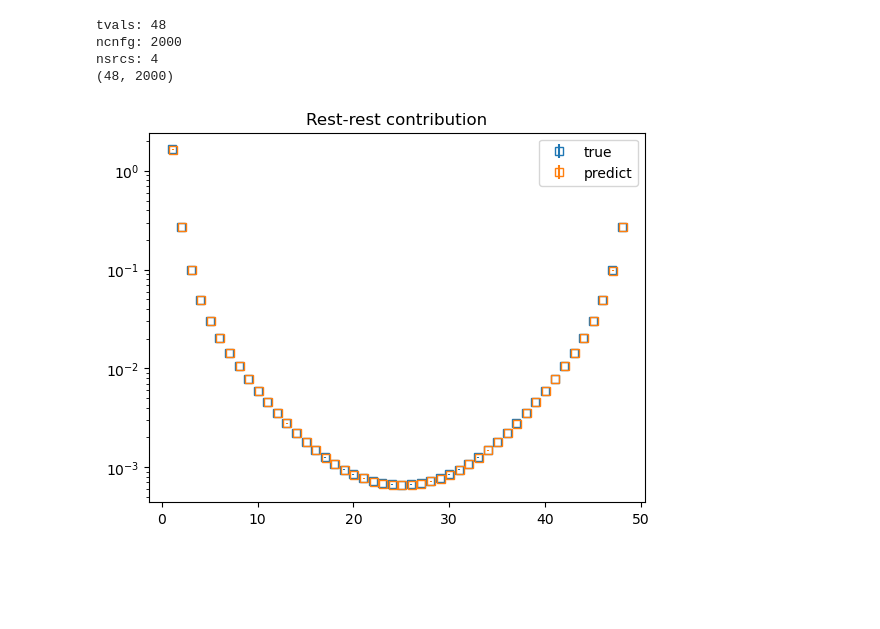
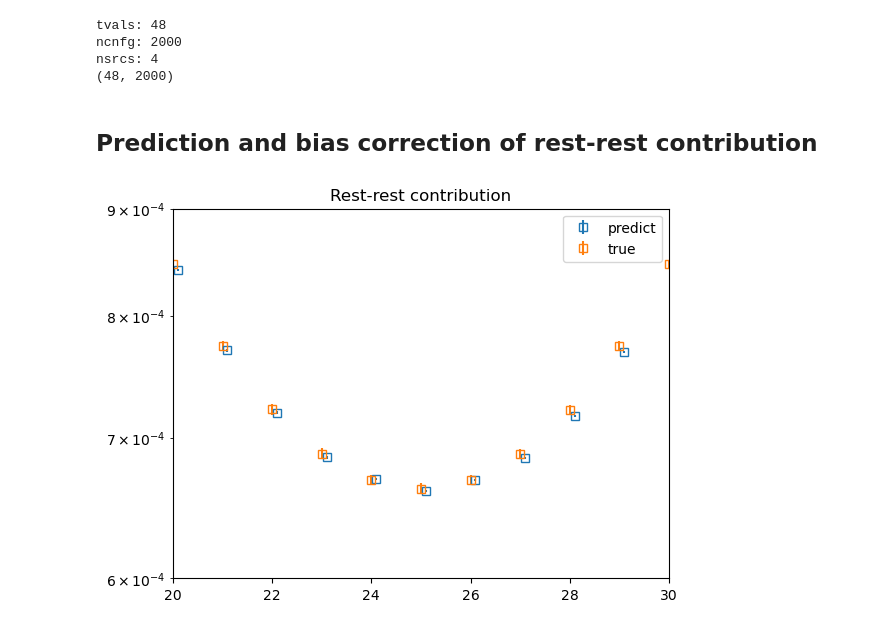
Before and after one commit to Bunniies/LmaPredict.jl, a Jupyter notebook: notebooks/test_GanModel.jl.ipynb, the cells around one changed output. Cells and saved outputs as stored; diff of their text form; code cells hidden in the pictures; blank space fills up the shorter version.

```diff
--- a/notebooks/test_GanModel.jl.ipynb
+++ b/notebooks/test_GanModel.jl.ipynb
@@ -56,6 +56,15 @@ for t in 1:TVALS
         end
     end
 end
+
+rr_re_images_train = Vector{Array{Float64}}(undef, TVALS)
+rr_re_images_test = Vector{Array{Float64}}(undef, TVALS)
+
+for t in 1:TVALS
+    rr_re_images_train[t] = rr_re_images[t][:,:,:,1:5:end]
+    diff_data = setdiff(rr_re_images[t], rr_re_images_train[t])
+    rr_re_images_test[t]  = reshape(diff_data, (size(rr_re_images[t],1), size(rr_re_images[t],2), size(rr_re_images[t],3), size(rr_re_images[t],4)-size(rr_re_images_train[t],4)))
+end
 # %%
 ## normalise data
 using Statistics
@@ -400,9 +350,9 @@ fake_sample = generate_fake_sample(gen_tot[1], HyperParams(batch_size=1000))
 # %%
-rr_predicted = Array{Float64}(undef, TVALS, 2000, 4)
-re_predicted = Array{Float64}(undef, TVALS, 2000, 4)
+rr_predicted = Array{Float64}(undef, TVALS, 2000, 1)
+re_predicted = Array{Float64}(undef, TVALS, 2000, 1)
 
 for t in 1:TVALS
-    for ts in 1:4
+    for ts in 1:1
 
         fake_sample = generate_fake_sample(gen_tot[1], HyperParams(batch_size=2000))
         rr_predicted[t,:,ts] = fake_sample[1,:] .* std_val[t,ts,1] .+ mean_val[t,ts,1]
@@ -427,12 +377,15 @@ nsrcs: 4
 (48, 2000)
 # %%
-rr_true = permutedims(hcat(rr_re_images...)[1,:,:,:], (1,3,2))
-re_true = permutedims(hcat(rr_re_images...)[2,:,:,:], (1,3,2))
+rr_true = permutedims(hcat(rr_re_images_test...)[1,:,:,:], (1,3,2))
+re_true = permutedims(hcat(rr_re_images_test...)[2,:,:,:], (1,3,2))
+
+rr_true_bc = permutedims(hcat(rr_re_images_train...)[1,:,:,:], (1,3,2))
+re_true_bc = permutedims(hcat(rr_re_images_train...)[2,:,:,:], (1,3,2))
 
 for t in 1:TVALS
     for ts in 1:4
-        rr_true[t,:,ts] = rr_true[t,:,ts] .* std_val[t,ts,1] .+ mean_val[t,ts,1]
-        re_true[t,:,ts] = re_true[t,:,ts] .* std_val[t,ts,2] .+ mean_val[t,ts,2]
+        rr_true_bc[t,:,ts] = rr_true_bc[t,:,ts] .* std_val[t,ts,1] .+ mean_val[t,ts,1]
+        re_true_bc[t,:,ts] = re_true_bc[t,:,ts] .* std_val[t,ts,2] .+ mean_val[t,ts,2]
     end
 end
 # %%
@@ -451,19 +404,21 @@ tvals: 48
 ncnfg: 2000
 nsrcs: 4
 (48, 2000)
+# %% [markdown]
+## Prediction and bias correction of rest-rest contribution
 # %%
 using ADerrors
 uwerr.(corr_rr_predicted)
 uwerr.(corr_rr_true)
 xx = collect(1:length(corr_rr_true))
+errorbar(xx.+0.1, value.(corr_rr_predicted), err.(corr_rr_predicted), fmt="s", label="predict", mfc="none")
 errorbar(xx, value.(corr_rr_true), err.(corr_rr_true), fmt="s", label="true", mfc="none")
-errorbar(xx.+0.1, value.(corr_rr_predicted), err.(corr_rr_predicted), fmt="s", label="predict", mfc="none")
 legend()
 title("Rest-rest contribution")
-#xlim(20,30)
-#ylim(0.0004,0.001)
+xlim(20,30)
+ylim(0.0006,0.0009)
 yscale("log")
 display(gcf())
 close("all")
 # %% [output]
-[figure, old version]
+[figure, new version]
```
Also changed, not shown: parts of 17 cells of this notebook, 1 other file.
